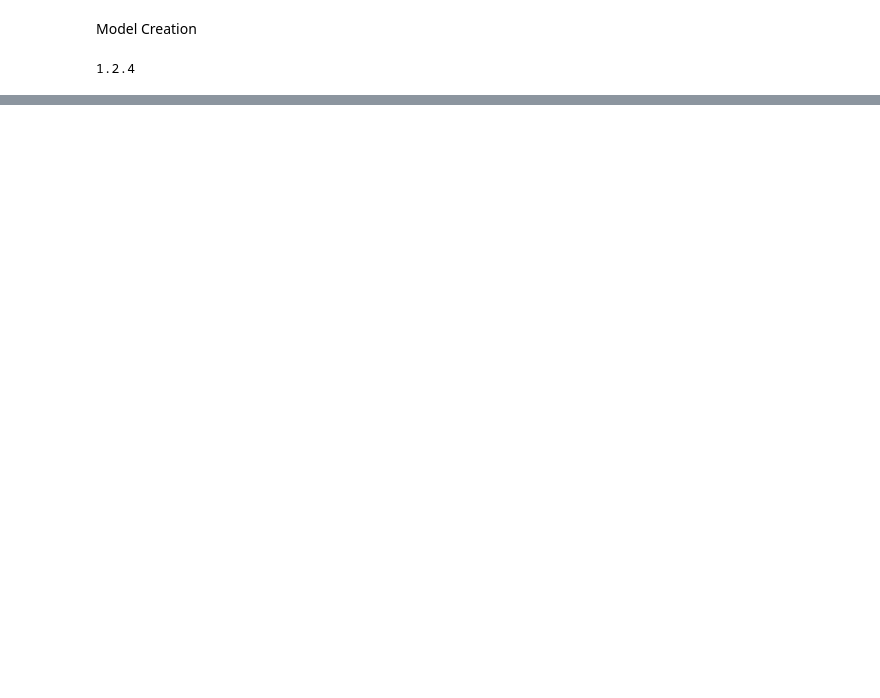
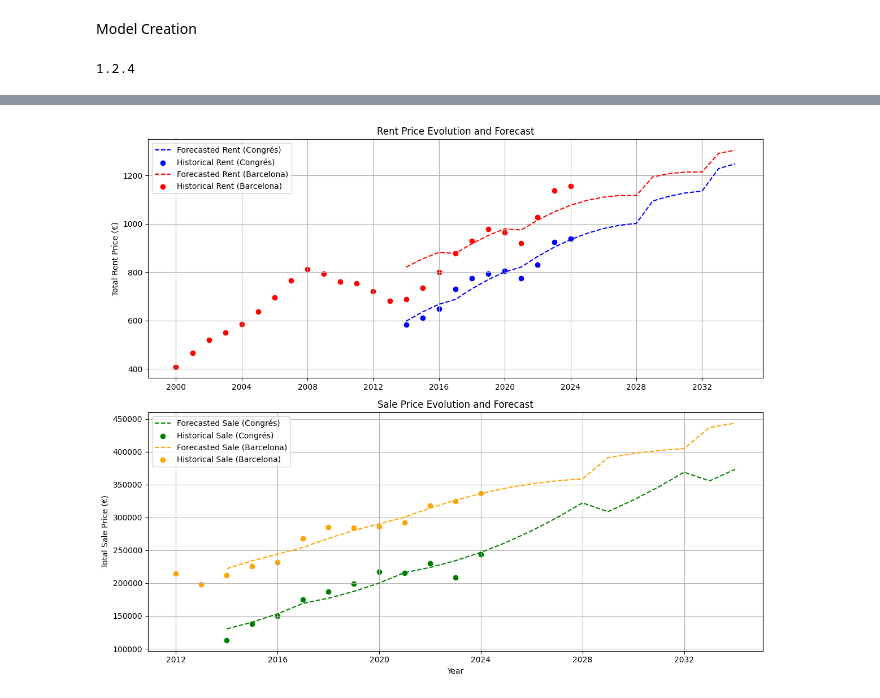
Before and after one commit to pdpau/catalan-realestate-price-prediction, a Jupyter notebook: src/model_opcio2_pisos_barcelona.ipynb, the cells around one changed output, grey strips where cells are left out. Saved outputs shown, nothing was run; the diff lists cells and outputs as text; code cells hidden in the pictures; blank space fills up the shorter version.

```diff
--- a/src/model_opcio2_pisos_barcelona.ipynb
+++ b/src/model_opcio2_pisos_barcelona.ipynb
@@ -361,0 +480,77 @@ plt.show()
+# %%
+# Filter data for both areas
+congres_rent_df = lloguer_df[(lloguer_df['Tipus de territori'] == 'Barri') &
+                            (lloguer_df['Territori'] == 'el Congres i els Indians') &
+                            (lloguer_df['year'] >= 2014)]
+congres_sale_df = compraventa_df[(compraventa_df['Tipus de territori'] == 'Barri') &
+                                (compraventa_df['Territori'] == 'el Congres i els Indians') &
+                                (compraventa_df['year'] >= 2014)]
+
+barcelona_rent_df = lloguer_df[(lloguer_df['Tipus de territori'] == 'Municipi') &
+                              (lloguer_df['Territori'] == 'Barcelona') ]
+barcelona_sale_df = compraventa_df[(compraventa_df['Tipus de territori'] == 'Municipi') &
+                                  (compraventa_df['Territori'] == 'Barcelona')]
+
+# Prepare data for Prophet
+congres_rent_data = prepare_data(congres_rent_df, 'total_rent_price')
+congres_sale_data = prepare_data(congres_sale_df, 'total_sale_price')
+barcelona_rent_data = prepare_data(barcelona_rent_df, 'total_rent_price')
+barcelona_sale_data = prepare_data(barcelona_sale_df, 'total_sale_price')
+
+# Train Prophet models
+model_rent_congres = Prophet()
+model_rent_congres.fit(congres_rent_data)
+
+model_sale_congres = Prophet()
+model_sale_congres.fit(congres_sale_data)
+
+model_rent_bcn = Prophet()
+model_rent_bcn.fit(barcelona_rent_data)
+
+model_sale_bcn = Prophet()
+model_sale_bcn.fit(barcelona_sale_data)
+
+# Create future dataframe
+future = model_rent_congres.make_future_dataframe(periods=10, freq='Y')
+
+# Make predictions
+forecast_rent_congres = model_rent_congres.predict(future)
+forecast_sale_congres = model_sale_congres.predict(future)
+forecast_rent_bcn = model_rent_bcn.predict(future)
+forecast_sale_bcn = model_sale_bcn.predict(future)
+
+# Plot forecasts
+fig, (ax1, ax2) = plt.subplots(2, 1, figsize=(12, 10))
+
+# Rent prices plot
+ax1.plot(forecast_rent_congres['ds'], forecast_rent_congres['yhat'],
+         label='Forecasted Rent (Congrés)', color='blue', linestyle='--')
+ax1.scatter(congres_rent_data['ds'], congres_rent_data['y'],
+           color='blue', marker='o', label='Historical Rent (Congrés)')
+ax1.plot(forecast_rent_bcn['ds'], forecast_rent_bcn['yhat'],
+         label='Forecasted Rent (Barcelona)', color='red', linestyle='--')
+ax1.scatter(barcelona_rent_data['ds'], barcelona_rent_data['y'],
+           color='red', marker='o', label='Historical Rent (Barcelona)')
+ax1.set_ylabel('Total Rent Price (€)')
+ax1.set_title('Rent Price Evolution and Forecast')
+ax1.legend()
+ax1.grid(True)
+
+# Sale prices plot
+ax2.plot(forecast_sale_congres['ds'], forecast_sale_congres['yhat'],
+         label='Forecasted Sale (Congrés)', color='green', linestyle='--')
+ax2.scatter(congres_sale_data['ds'], congres_sale_data['y'],
+           color='green', marker='o', label='Historical Sale (Congrés)')
+ax2.plot(forecast_sale_bcn['ds'], forecast_sale_bcn['yhat'],
+         label='Forecasted Sale (Barcelona)', color='orange', linestyle='--')
+ax2.scatter(barcelona_sale_data['ds'], barcelona_sale_data['y'],
+           color='orange', marker='o', label='Historical Sale (Barcelona)')
+ax2.set_ylabel('Total Sale Price (€)')
+ax2.set_xlabel('Year')
+ax2.set_title('Sale Price Evolution and Forecast')
+ax2.legend()
+ax2.grid(True)
+
+plt.tight_layout()
+plt.show()
+# %% [output]
@@ -361,0 +565 @@ plt.show()
+[figure, added]
```
Also changed, not shown: parts of 14 cells of this notebook, 11 other files.
